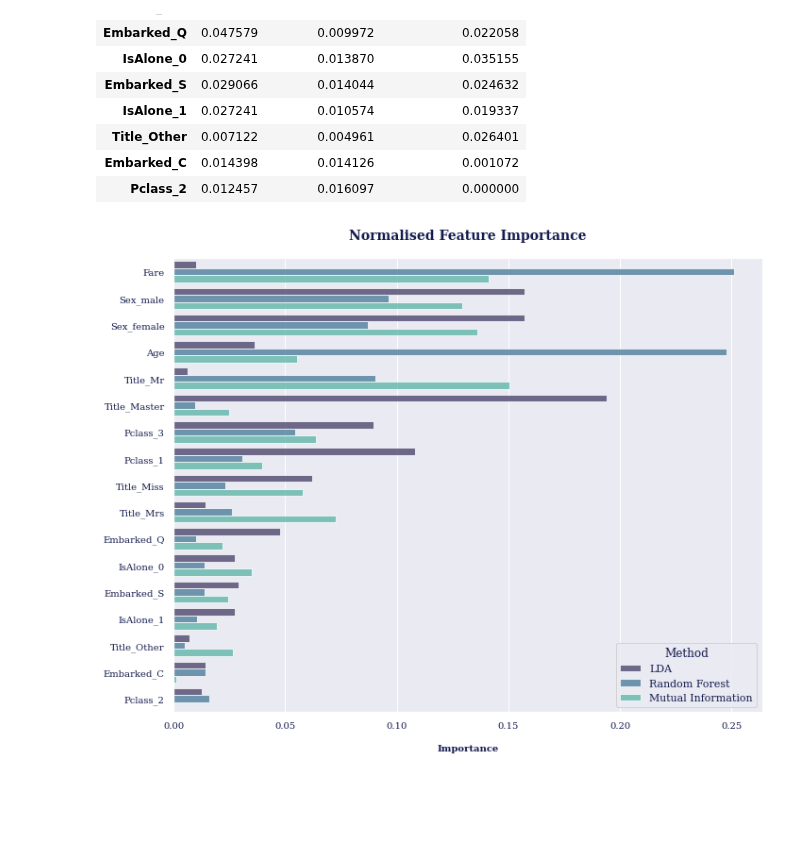
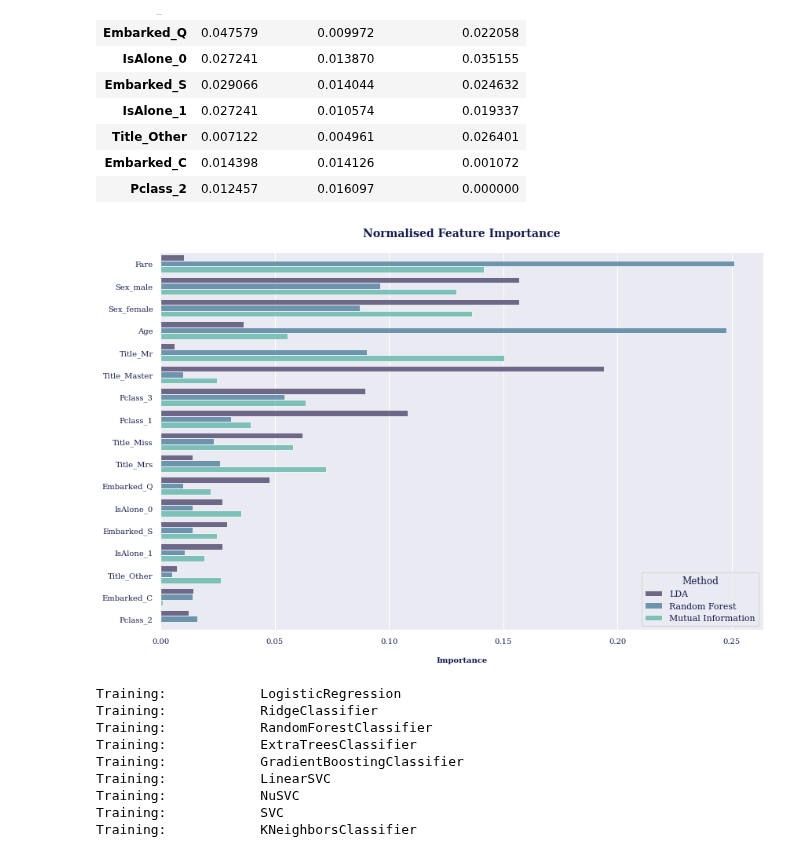
Before and after one commit to mateuszk098/kaggle-notebooks, a Jupyter notebook: kaggle/titanic/titanic_ml.ipynb, the cells around one changed output. Cells and saved outputs as stored; diff of their text form; code cells hidden in the pictures; blank space fills up the shorter version.

```diff
--- a/kaggle/titanic/titanic_ml.ipynb
+++ b/kaggle/titanic/titanic_ml.ipynb
@@ -348,18 +349,66 @@ importances.style.background_gradient(DF_CMAP)
 # %%
 melted = importances.melt(
     var_name="Method", value_name="Importance", ignore_index=False
 )
 
-plt.figure(figsize=(10, 8), tight_layout=True)
+plt.figure(figsize=(12, 8), tight_layout=True)
 ax = sns.barplot(
     data=melted,
     x="Importance",
     y=melted.index,
     hue="Method",
     palette="mako",
     alpha=0.75,
 )
 plt.title("Normalised Feature Importance", pad=20)
 plt.show()
 # %% [output]
-[figure, old version]
+[figure, new version]
+# %%
+from sklearn.linear_model import LogisticRegression
+from sklearn.linear_model import RidgeClassifier
+
+from sklearn.ensemble import RandomForestClassifier
+from sklearn.ensemble import ExtraTreesClassifier
+from sklearn.ensemble import GradientBoostingClassifier
+
+from sklearn.svm import LinearSVC
+from sklearn.svm import NuSVC
+from sklearn.svm import SVC
+
+from sklearn.neighbors import KNeighborsClassifier
+from sklearn.model_selection import StratifiedKFold
+from sklearn.model_selection import cross_val_score
+
+
+skf = StratifiedKFold(n_splits=10, shuffle=True, random_state=42)
+baseline_scores = {}
+classifiers = (
+    LogisticRegression(random_state=42),
+    RidgeClassifier(random_state=42),
+    RandomForestClassifier(random_state=42),
+    ExtraTreesClassifier(random_state=42),
+    GradientBoostingClassifier(random_state=42),
+    LinearSVC(random_state=42),
+    NuSVC(random_state=42),
+    SVC(random_state=42),
+    KNeighborsClassifier(),
+)
+
+for classifier in classifiers:
+    name = classifier.__class__.__name__
+    clf_pipeline = make_pipeline(preprocess, classifier)
+    baseline_scores[name] = cross_val_score(
+        clf_pipeline, X, y, cv=skf, scoring="accuracy"
+    )
+    print("Training:".ljust(15), name)
+# %% [output]
+Training:            LogisticRegression
+Training:            RidgeClassifier
+Training:            RandomForestClassifier
+Training:            ExtraTreesClassifier
+Training:            GradientBoostingClassifier
+Training:            LinearSVC
+Training:            NuSVC
+Training:            SVC
+Training:            KNeighborsClassifier
```
Also changed, not shown: parts of 8 cells of this notebook.
